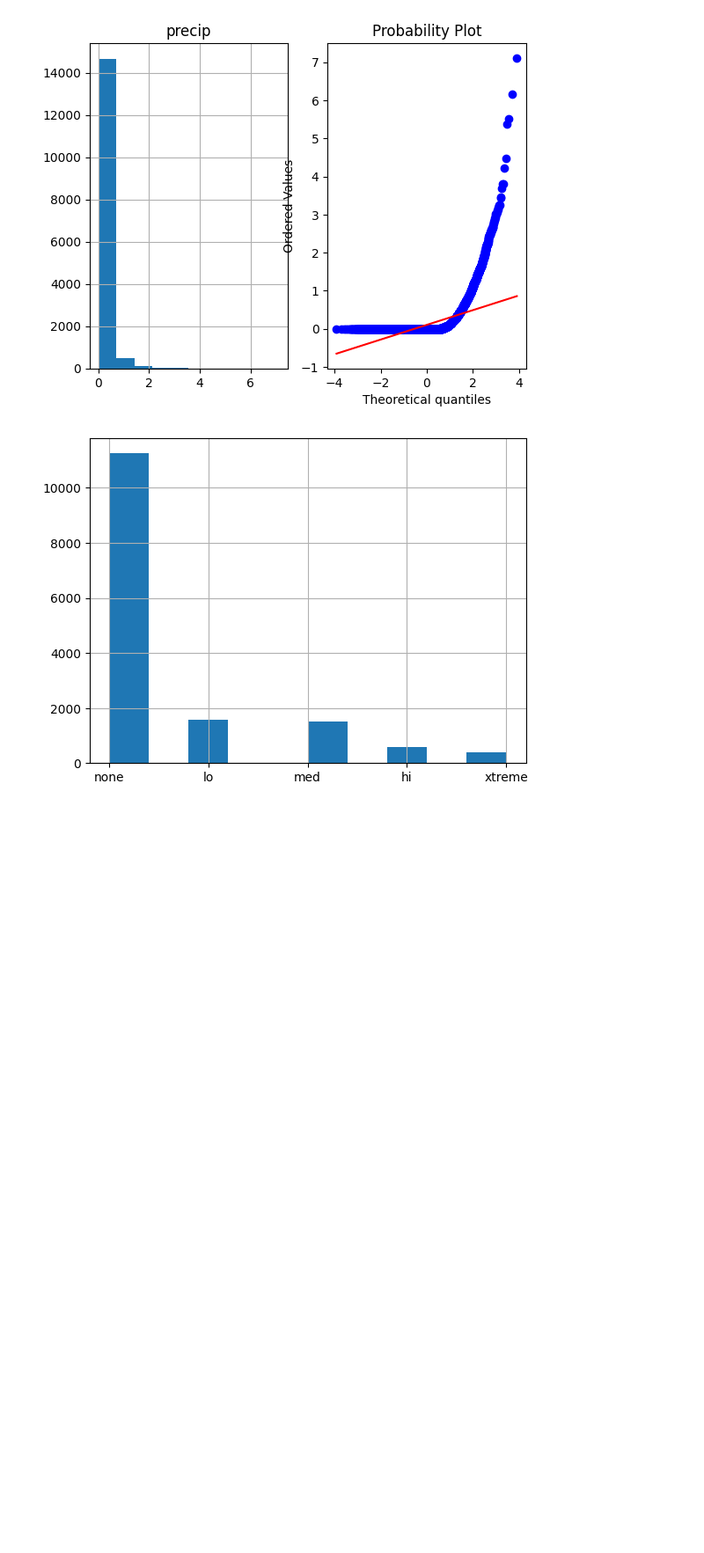
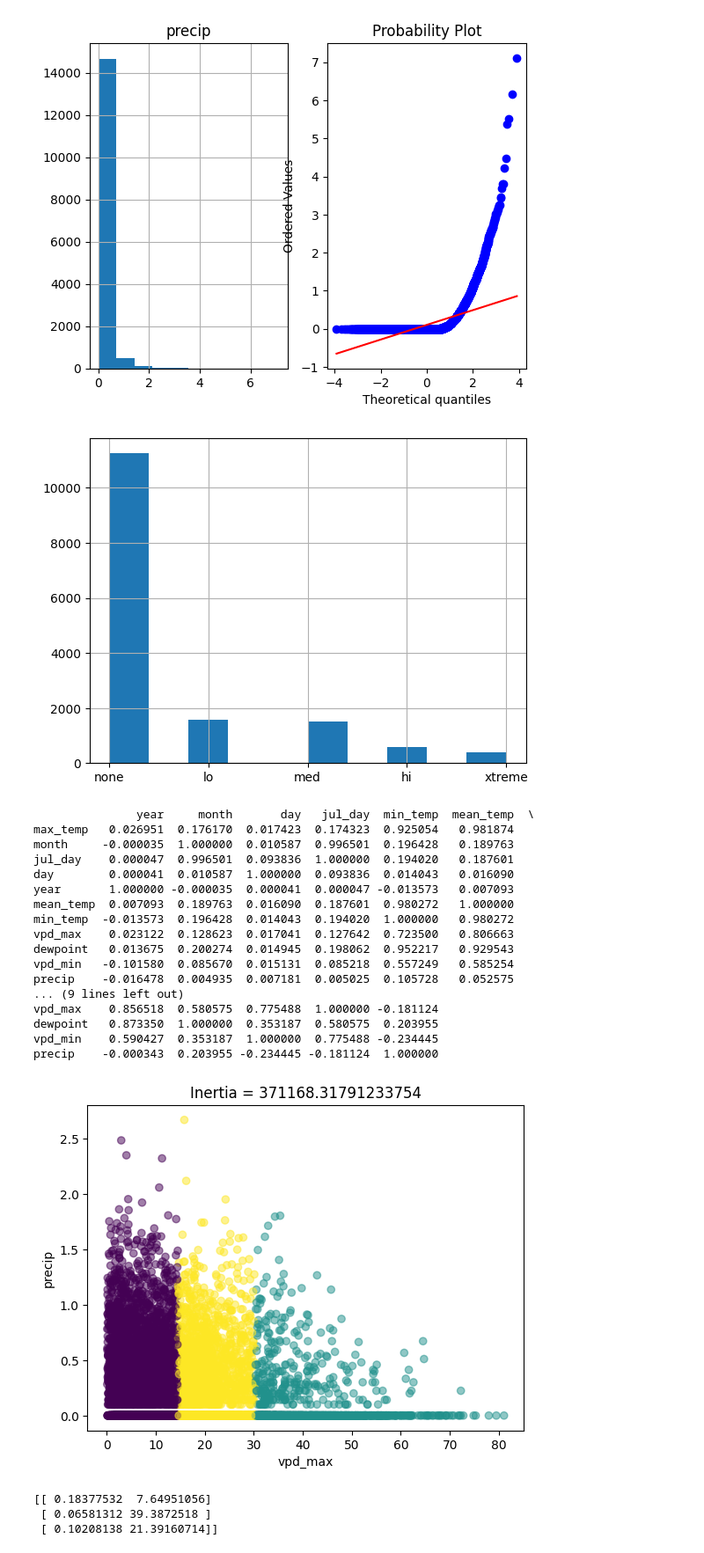
Before and after one commit to barbosaMatheus/ok_rain_regression, a Jupyter notebook: rain.ipynb, the cells around one changed output. Shown at 88% size. Cells and saved outputs as stored; diff of their text form; code cells hidden in the pictures; blank space fills up the shorter version.

Commit message:
cluster analysis, outliers + feat eng. Checkpoint, need to finish moving particle

```diff
--- a/rain.ipynb
+++ b/rain.ipynb
@@ -204,0 +201,37 @@ cols = ["dewpoint","vpd_min","vpd_max"]
+# %%
+"""
+We can also do some cluster analysis to see if there is
+a better way to split the precip totals. In this case
+I will take the precip totals and some other feature.
+Taking the square root of precip to increase linear
+relationship.
+"""
+df = pd.read_csv("rain.csv")
+df.loc[:,"precip"] = np.sqrt(df["precip"].to_numpy())
+print(df.iloc[:,:-1].corr().sort_values("precip", key=abs))
+x1 = "precip"
+x2 = "vpd_max"
+cols = [x1, x2]
+utils.gen_clusters_and_plot(df, x1, x2, n_clusters=3)
+# %% [output]
+               year     month       day   jul_day  min_temp  mean_temp  \
+max_temp   0.026951  0.176170  0.017423  0.174323  0.925054   0.981874
+month     -0.000035  1.000000  0.010587  0.996501  0.196428   0.189763
+jul_day    0.000047  0.996501  0.093836  1.000000  0.194020   0.187601
+day        0.000041  0.010587  1.000000  0.093836  0.014043   0.016090
+year       1.000000 -0.000035  0.000041  0.000047 -0.013573   0.007093
+mean_temp  0.007093  0.189763  0.016090  0.187601  0.980272   1.000000
+min_temp  -0.013573  0.196428  0.014043  0.194020  1.000000   0.980272
+vpd_max    0.023122  0.128623  0.017041  0.127642  0.723500   0.806663
+dewpoint   0.013675  0.200274  0.014945  0.198062  0.952217   0.929543
+vpd_min   -0.101580  0.085670  0.015131  0.085218  0.557249   0.585254
+precip    -0.016478  0.004935  0.007181  0.005025  0.105728   0.052575
+... (9 lines left out)
+vpd_max    0.856518  0.580575  0.775488  1.000000 -0.181124
+dewpoint   0.873350  1.000000  0.353187  0.580575  0.203955
+vpd_min    0.590427  0.353187  1.000000  0.775488 -0.234445
+precip    -0.000343  0.203955 -0.234445 -0.181124  1.000000
+[figure, added]
+[[ 0.18377532  7.64951056]
+ [ 0.06581312 39.3872518 ]
+ [ 0.10208138 21.39160714]]
```
Also changed, not shown: parts of 8 cells of this notebook, 2 other files.
